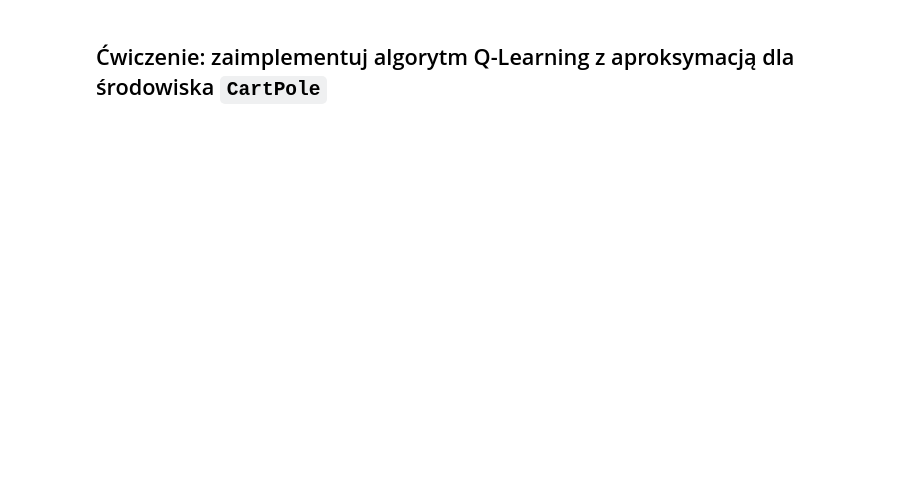
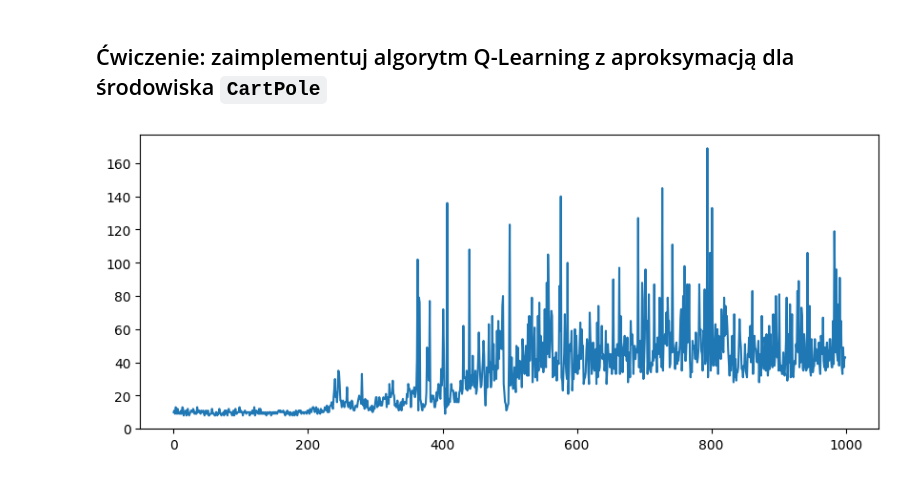
Before and after one commit to Mimikkk/2023-zimo, a Jupyter notebook: exercise-3-q-learning/2-cart-pole-clear.ipynb, the cells around one changed output. Cells and saved outputs as stored; diff of their text form; code cells hidden in the pictures; blank space fills up the shorter version.

Commit message:
cart pole

```diff
--- a/exercise-3-q-learning/2-cart-pole-clear.ipynb
+++ b/exercise-3-q-learning/2-cart-pole-clear.ipynb
@@ -116,2 +126,20 @@ plt.show()
 # %% [markdown]
 ## Ćwiczenie: zaimplementuj algorytm Q-Learning z aproksymacją dla środowiska `CartPole`
+# %%
+
+class CartPoleModel(torch.nn.Module):
+  def __init__(self, n_feature, n_hidden, n_output):
+    super(CartPoleModel, self).__init__()
+    self.input = torch.nn.Linear(n_feature, n_hidden)
+    self.hidden = torch.nn.Linear(n_hidden, n_hidden)
+    self.output = torch.nn.Linear(n_hidden, n_output)
+
+  def forward(self, x):
+    x = F.relu(self.input(x))
+    x = F.relu(self.hidden(x))
+    x = self.output(x)
+    return x
+
+  def predict(self, value, pass_grad=False):
+    if pass_grad: return self.forward(torch.Tensor(value))
+    with torch.no_grad(): return self.forward(torch.Tensor(value))
@@ -117,0 +195,12 @@ plt.show()
+# %%
+env = gym.make("CartPole-v1")
+h = CartPoleModel(env.observation_space.shape[0], 64, env.action_space.n)
+optimizer = torch.optim.SGD(h.parameters(), lr=0.001)
+# %%
+rewards = q_learning(env, h, optimizer, episodes=1000, gamma=0.90, epsilon=0.20, epsilon_decay=0.99)
+# %%
+plt.figure(figsize=(10, 4))
+plt.plot(rewards)
+plt.show()
+# %% [output]
+[figure, added]
```
Also changed, not shown: parts of 9 cells of this notebook.
